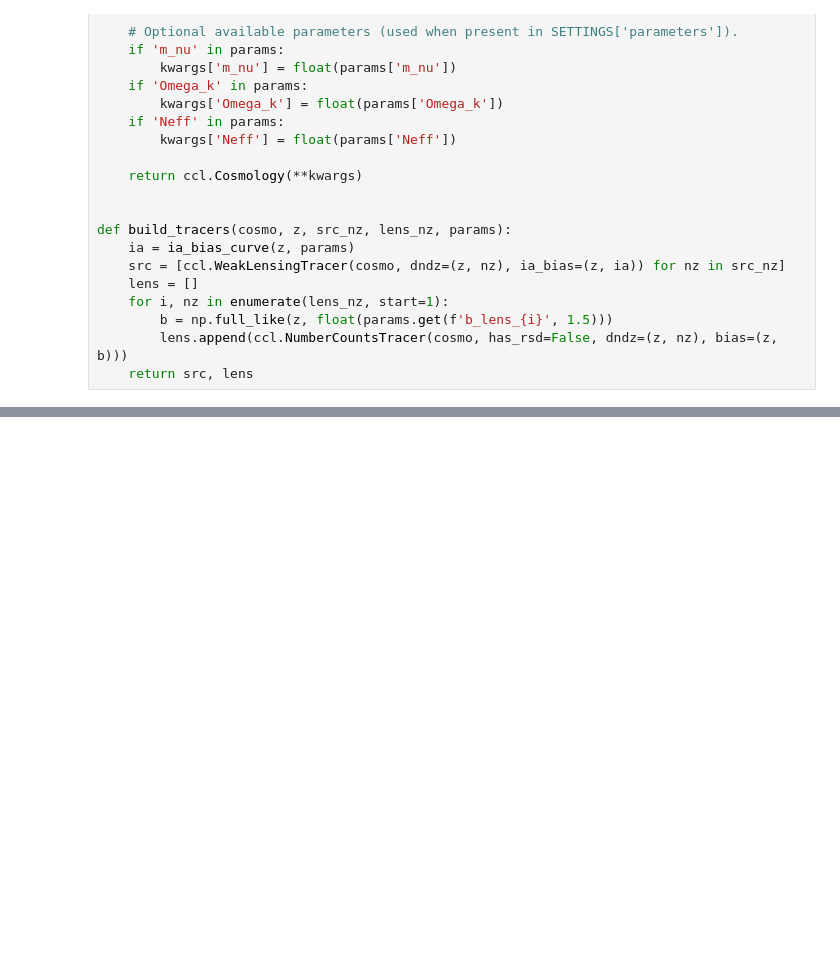
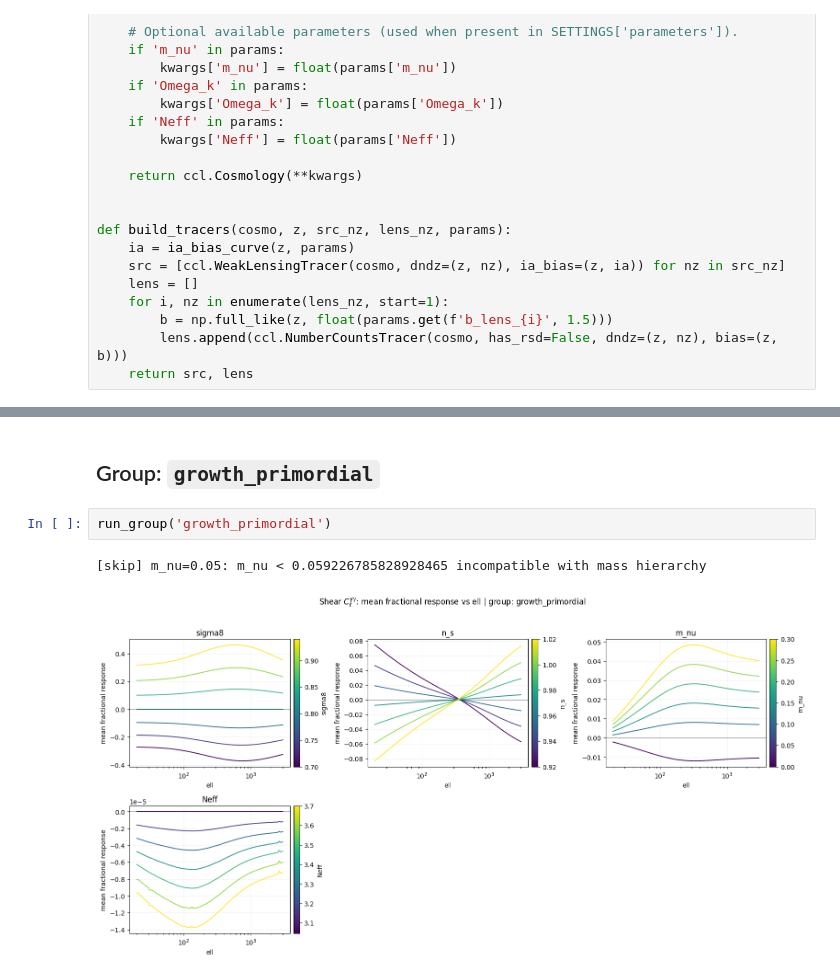
Before and after one commit to zhangzzk/cosmo_playground, a Jupyter notebook: notebooks/01_shear_cl_component.ipynb, the cells around one changed output, grey strips where cells are left out. Cells and saved outputs as stored; diff of their text form; blank space fills up the shorter version.

```diff
--- a/notebooks/01_shear_cl_component.ipynb
+++ b/notebooks/01_shear_cl_component.ipynb
@@ -273,0 +316,7 @@ for gname, PARAMS in GROUPED_PARAMS.items():
+# %% [markdown]
+## Group: `growth_primordial`
+# %%
+run_group('growth_primordial')
+# %% [output]
+[skip] m_nu=0.05: m_nu < 0.059226785828928465 incompatible with mass hierarchy
+[figure, added]
```
Also changed, not shown: parts of 10 cells of this notebook, 4 other files.
